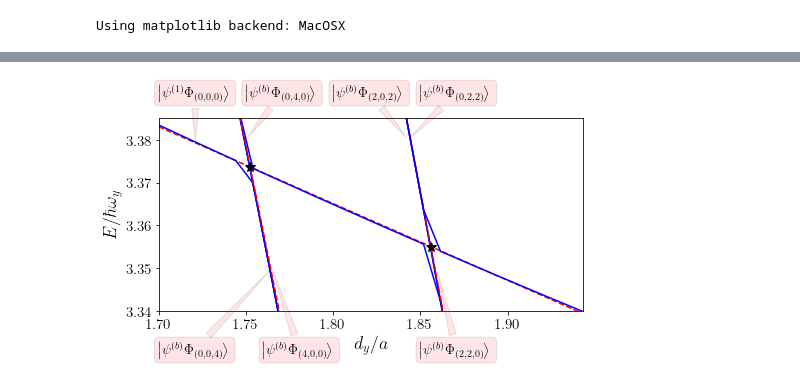
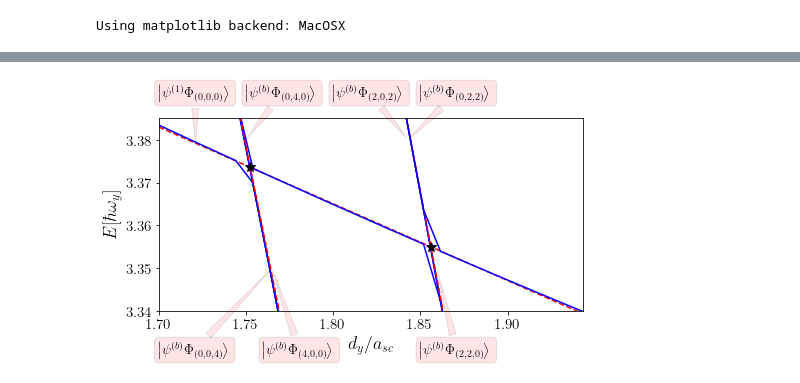
Before and after one commit to TsspGit/Ultracold_Atoms_src, a Jupyter notebook: Analysis/q3d/Energies_Analysis_4993_4993_4993.ipynb, the cells around one changed output, grey strips where cells are left out. Saved outputs shown, nothing was run; the diff lists cells and outputs as text; code cells hidden in the pictures.

```diff
--- a/Analysis/q3d/Energies_Analysis_4993_4993_4993.ipynb
+++ b/Analysis/q3d/Energies_Analysis_4993_4993_4993.ipynb
@@ -229,36 +219,36 @@ ax3.annotate(r'$\left|\psi^{(b)} \Phi_{(0,0,4)}\right>$', xy=(1.765, 3.35), xyte
              bbox=dict(boxstyle="round", alpha=0.1, facecolor='r'),
              arrowprops=dict(arrowstyle="wedge, tail_width=0.5", alpha=0.1, facecolor='r'))
 
 ax3.annotate(r'$\left|\psi^{(b)} \Phi_{(4,0,0)}\right>$', xy=(1.765, 3.35), xytext=(1.76, 3.33), fontsize=14,
              bbox=dict(boxstyle="round", alpha=0.1, facecolor='r'),
              arrowprops=dict(arrowstyle="wedge, tail_width=0.5", alpha=0.1, facecolor='r'))
 
 ax3.annotate(r'$\left|\psi^{(b)} \Phi_{(0,4,0)}\right>$', xy=(1.75, 3.38), xytext=(1.75, 3.39), fontsize=14,
              bbox=dict(boxstyle="round", alpha=0.1, facecolor='r'),
              arrowprops=dict(arrowstyle="wedge, tail_width=0.5", alpha=0.1, facecolor='r'))
 
 ax3.annotate(r'$\left|\psi^{(b)} \Phi_{(2,0,2)}\right>$', xy=(1.843, 3.38), xytext=(1.80, 3.39), fontsize=14,
              bbox=dict(boxstyle="round", alpha=0.1, facecolor='r'),
              arrowprops=dict(arrowstyle="wedge, tail_width=0.5", alpha=0.1, facecolor='r'))
 
 ax3.annotate(r'$\left|\psi^{(b)} \Phi_{(0,2,2)}\right>$', xy=(1.843, 3.38), xytext=(1.85, 3.39), fontsize=14,
              bbox=dict(boxstyle="round", alpha=0.1, facecolor='r'),
              arrowprops=dict(arrowstyle="wedge, tail_width=0.5", alpha=0.1, facecolor='r'))
 
 ax3.annotate(r'$\left|\psi^{(b)} \Phi_{(2,2,0)}\right>$', xy=(1.86, 3.349), xytext=(1.85, 3.33), fontsize=14,
              bbox=dict(boxstyle="round", alpha=0.1, facecolor='r'),
              arrowprops=dict(arrowstyle="wedge, tail_width=0.5", alpha=0.1, facecolor='r'))
 
 
-ax3.set_xlabel('$d_{y}/a$')
-ax3.set_ylabel('$E/\hbar \omega_{y}$')
+ax3.set_xlabel('$d_{y}/a_{sc}$')
+ax3.set_ylabel('$E[\hbar \omega_{y}]$')
 #ax3.legend(fontsize=14, bbox_to_anchor=(1.03, 1))
 ax3.set_ylim(3.34, 3.385)
 ax3.set_xlim(1.7, 1.943)
 plt.tight_layout()
 fig3.savefig('Results/Figures/Ix4993_Iy4993_Iz4993_Easc_Interpolation_v2.png', bbox_inches="tight", dpi=200)
 # %% [output]
-[figure, old version]
+[figure, new version]
 # %%
 print(f'''Crosses between (x, E):
 * 1004-1007: ({cross_points(f1004, f1007)}, {np.polyval(f1004, cross_points(f1004, f1007))})
```
Also changed, not shown: parts of 5 cells of this notebook, 22 other files.
